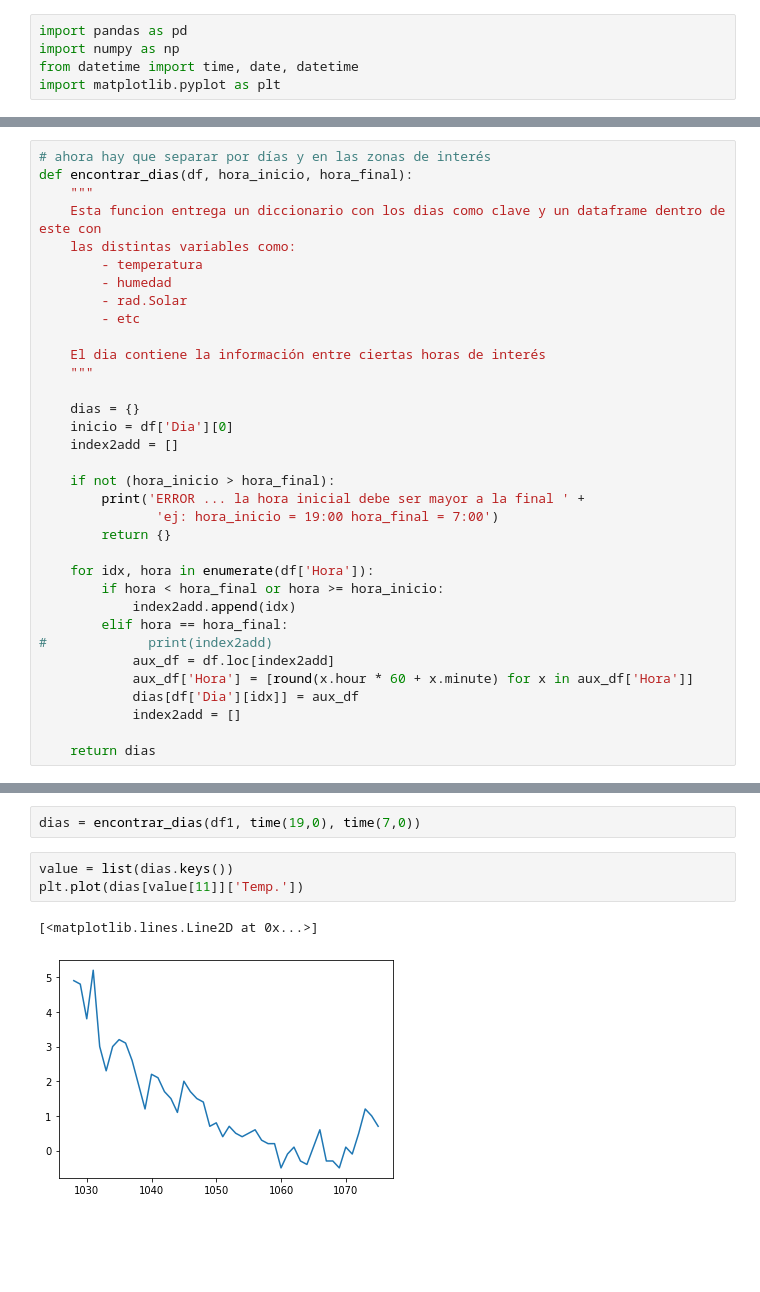
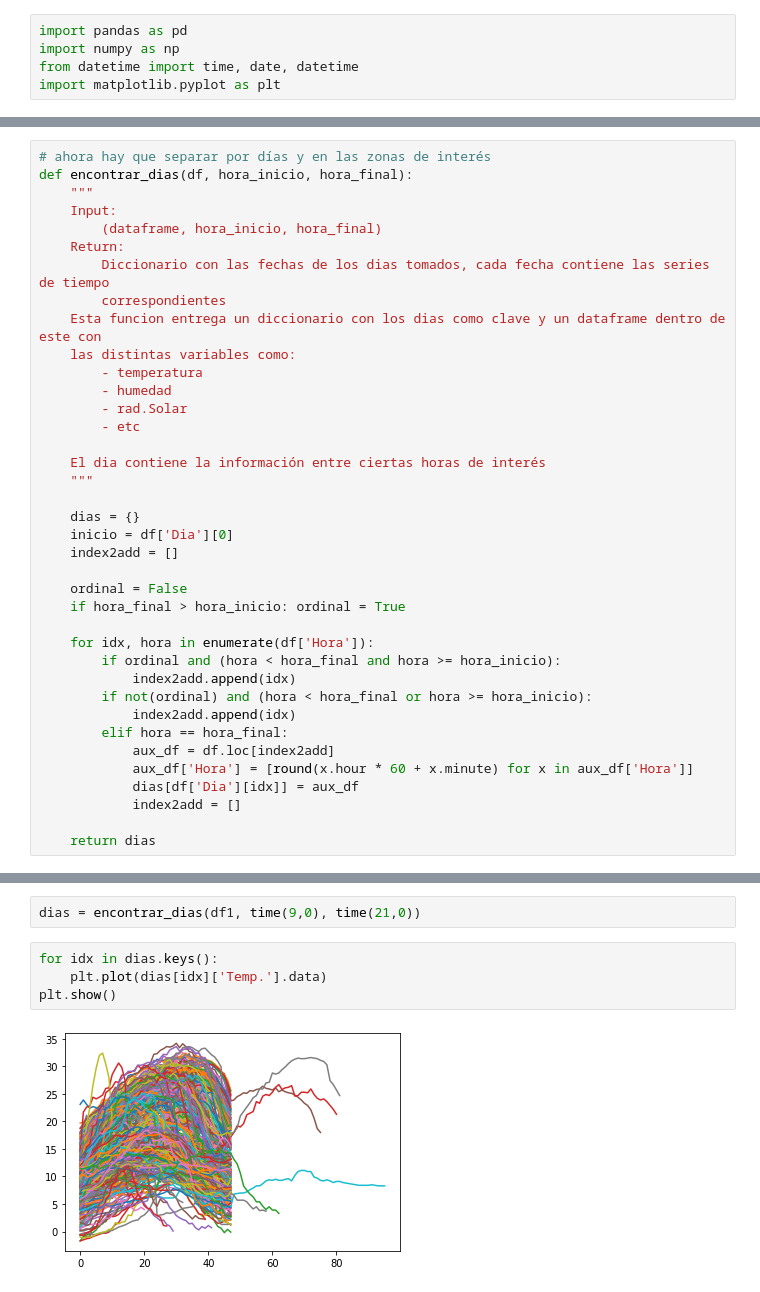
Before and after one commit to frmunozz/AGRIMED, a Jupyter notebook: notebooks/revision_formula_profe.ipynb, the cells around one changed output, grey strips where cells are left out. Cells and saved outputs as stored; diff of their text form; blank space fills up the shorter version.

```diff
--- a/notebooks/revision_formula_profe.ipynb
+++ b/notebooks/revision_formula_profe.ipynb
@@ -143,6 +128,11 @@ dtype: int64
 # ahora hay que separar por días y en las zonas de interés
 def encontrar_dias(df, hora_inicio, hora_final):
     """
+    Input:
+        (dataframe, hora_inicio, hora_final)
+    Return:
+        Diccionario con las fechas de los dias tomados, cada fecha contiene las series de tiempo
+        correspondientes
     Esta funcion entrega un diccionario con los dias como clave y un dataframe dentro de este con
     las distintas variables como:
         - temperatura
@@ -157,16 +147,15 @@ def encontrar_dias(df, hora_inicio, hora_final):
     inicio = df['Dia'][0]
     index2add = []
 
-    if not (hora_inicio > hora_final):
-        print('ERROR ... la hora inicial debe ser mayor a la final ' +
-               'ej: hora_inicio = 19:00 hora_final = 7:00')
-        return {}
+    ordinal = False
+    if hora_final > hora_inicio: ordinal = True
 
     for idx, hora in enumerate(df['Hora']):
-        if hora < hora_final or hora >= hora_inicio:
+        if ordinal and (hora < hora_final and hora >= hora_inicio):
+            index2add.append(idx)
+        if not(ordinal) and (hora < hora_final or hora >= hora_inicio):
             index2add.append(idx)
         elif hora == hora_final:
-#             print(index2add)
             aux_df = df.loc[index2add]
             aux_df['Hora'] = [round(x.hour * 60 + x.minute) for x in aux_df['Hora']]
             dias[df['Dia'][idx]] = aux_df
@@ -176,8 +173,8 @@ def encontrar_dias(df, hora_inicio, hora_final):
 # %%
-dias = encontrar_dias(df1, time(19,0), time(7,0))
+dias = encontrar_dias(df1, time(9,0), time(21,0))
 # %%
-value = list(dias.keys())
-plt.plot(dias[value[11]]['Temp.'])
+for idx in dias.keys():
+    plt.plot(dias[idx]['Temp.'].data)
+plt.show()
 # %% [output]
-[<matplotlib.lines.Line2D at 0x...>]
-[figure, old version]
+[figure, new version]
```
Also changed, not shown: parts of 3 cells of this notebook.
